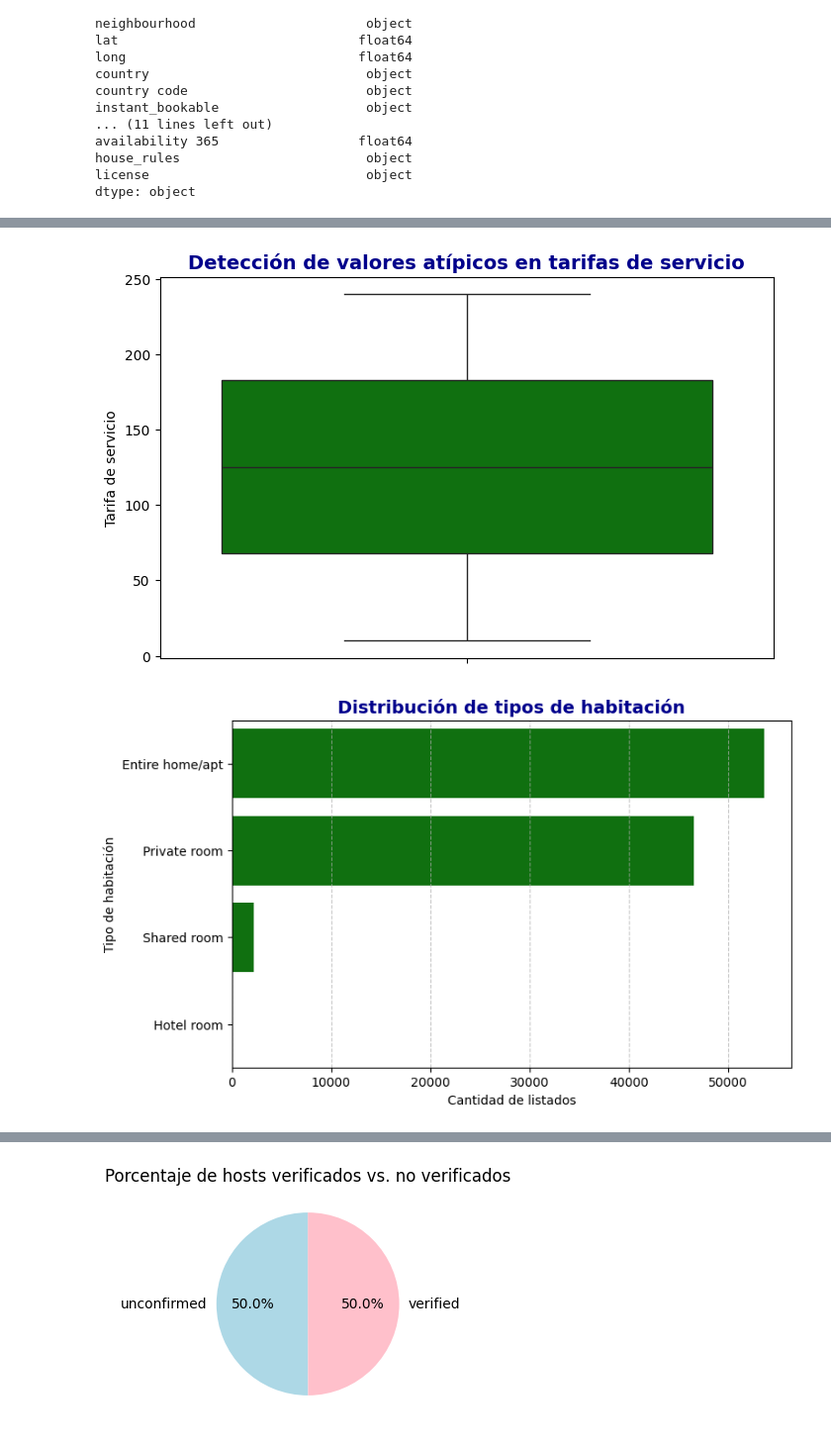
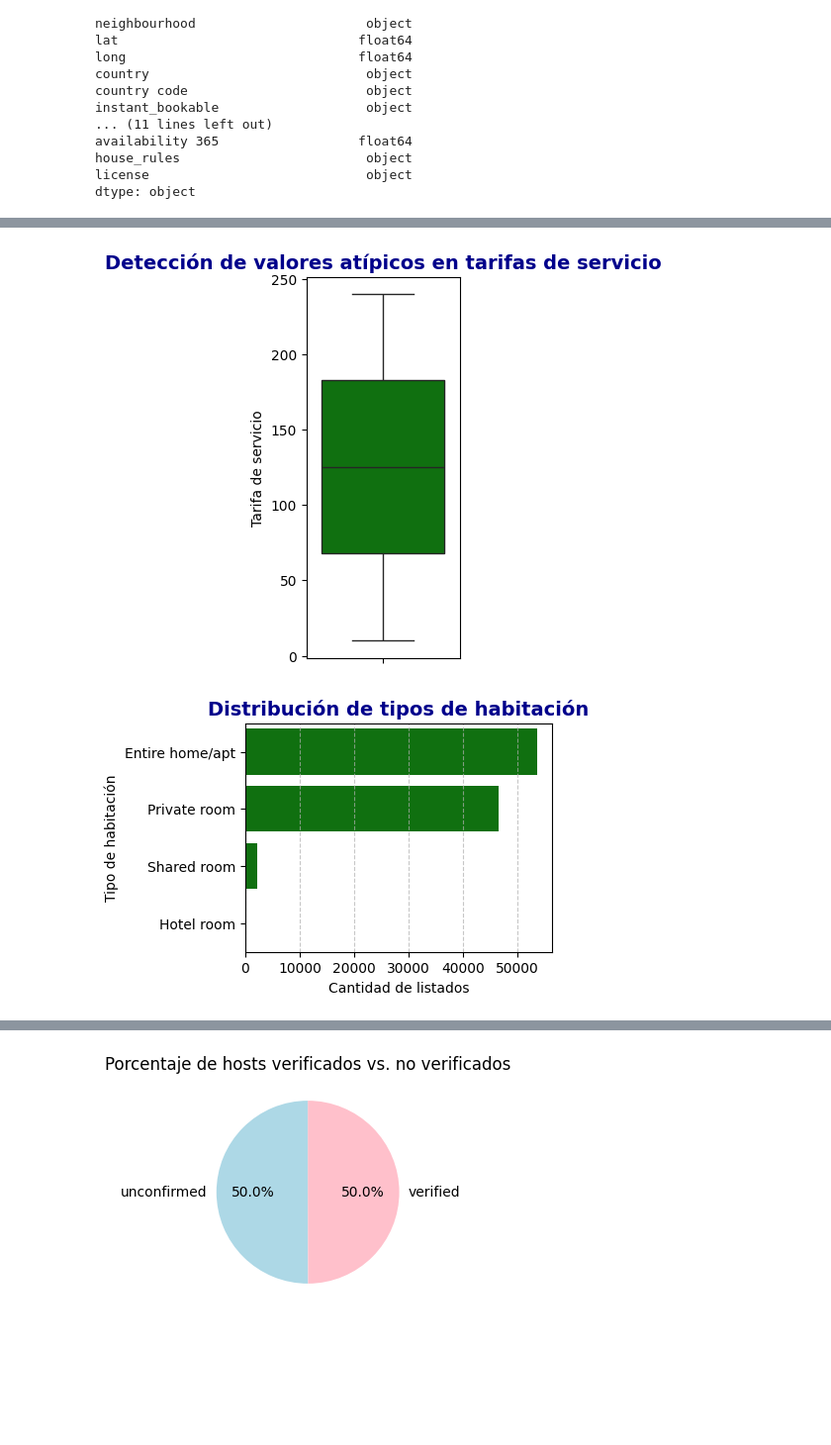
Before and after one commit to Jakcobo/Proyecto_ETL, a Jupyter notebook: Notebooks/002_EDA.ipynb, the cells around one changed output, grey strips where cells are left out. Shown at 99% size. Saved outputs shown, nothing was run; the diff lists cells and outputs as text; code cells hidden in the pictures; blank space fills up the shorter version.

```diff
--- a/Notebooks/002_EDA.ipynb
+++ b/Notebooks/002_EDA.ipynb
@@ -143,13 +164,13 @@ plt.show()
 # %%
-plt.figure(figsize=(8, 5))
+plt.figure(figsize=(2, 5))
 sns.boxplot(y=df['service fee'].str.replace('$', '').str.replace(',', '').astype(float), color = "green")
 plt.ylabel("Tarifa de servicio")
 plt.title("Detección de valores atípicos en tarifas de servicio", fontsize=14, fontweight="bold", color="darkblue")
 plt.show()
 # %% [output]
-[figure, old version]
+[figure, new version]
 # %%
-plt.figure(figsize=(8, 5))
+plt.figure(figsize=(4, 3))
 sns.countplot(y=df['room type'], order=df['room type'].value_counts().index, color = "green")
 plt.xlabel("Cantidad de listados")
 plt.ylabel("Tipo de habitación")
@@ -157,5 +178,5 @@ plt.title("Distribución de tipos de habitación", fontsize=14, fontweight="bold
 plt.grid(axis='x', linestyle="--", alpha=0.7)
 plt.show()
 # %% [output]
-[figure, old version]
+[figure, new version]
 # %%
```
Also changed, not shown: parts of 7 cells of this notebook, 1 other file.
